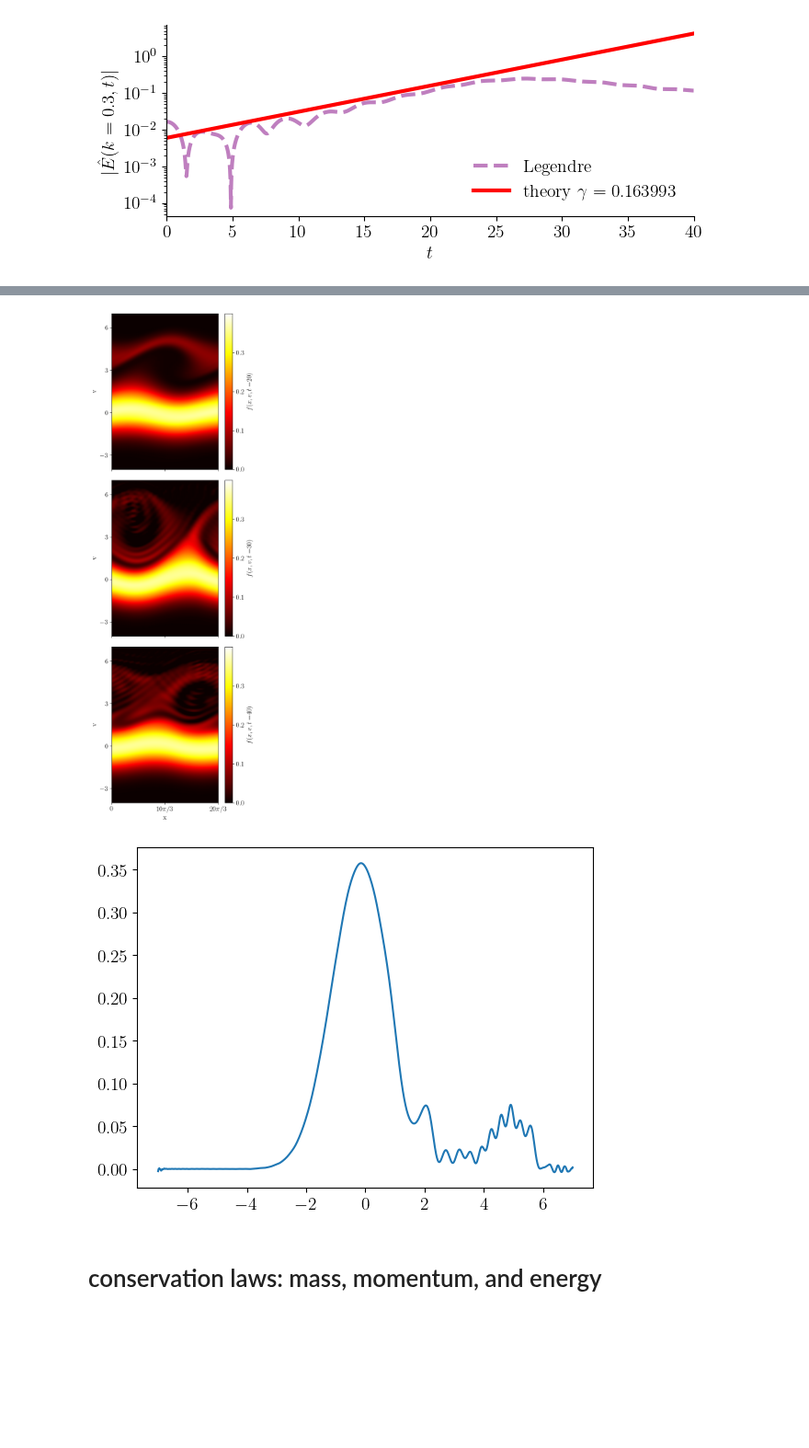
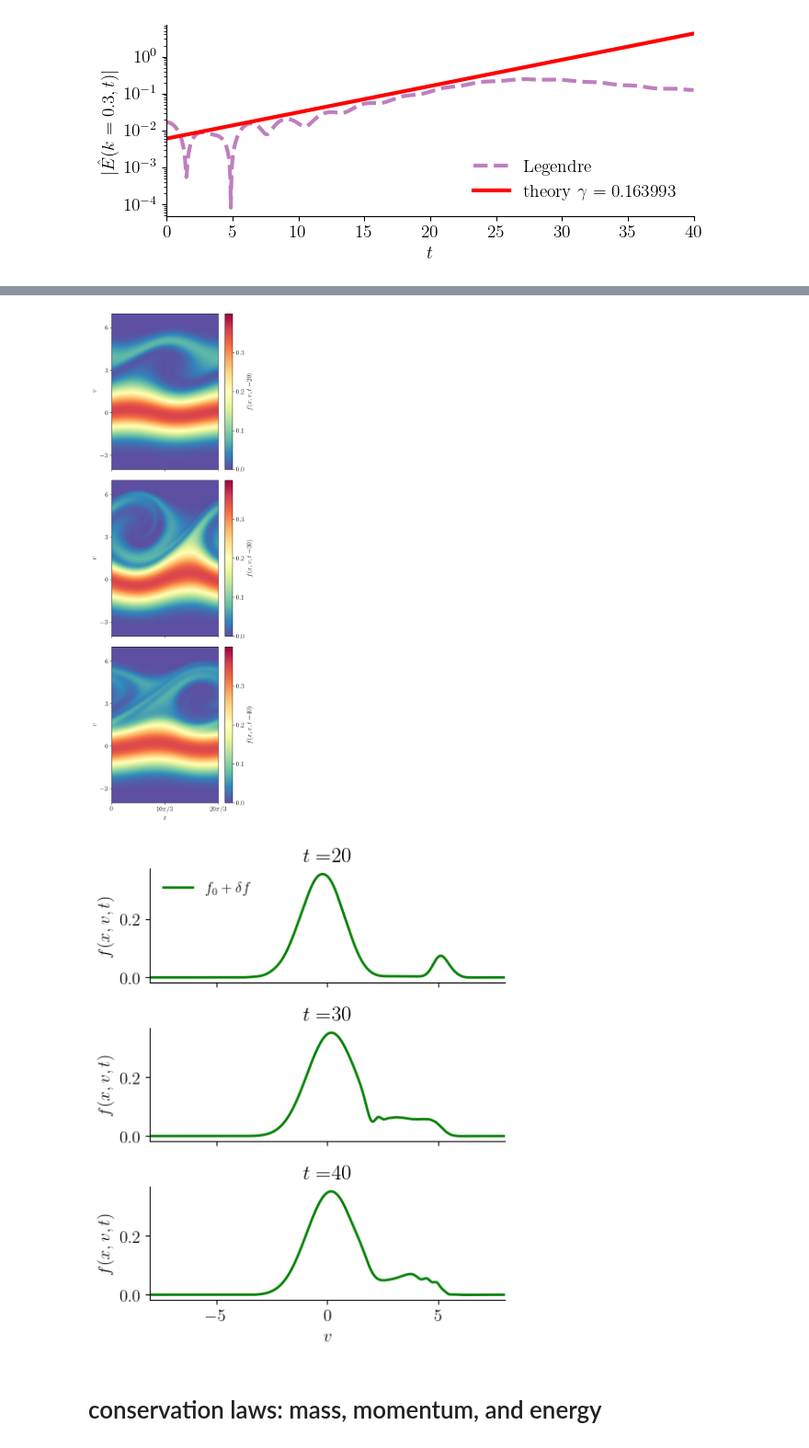
Before and after one commit to opaliss/mixed_methods, a Jupyter notebook: analysis/legendre/bump_on_tail_damping_legendre.ipynb, the cells around one changed output, grey strips where cells are left out. Shown at 92% size. Drawn from its saved outputs; the diff is of its cells as text; code cells hidden in the pictures; blank space fills up the shorter version.

```diff
--- a/analysis/legendre/bump_on_tail_damping_legendre.ipynb
+++ b/analysis/legendre/bump_on_tail_damping_legendre.ipynb
@@ -24,16 +24,16 @@ matplotlib.rcParams['text.usetex'] = True
 # %% [markdown]
 # Legendre bump-on-tail instability
 # %%
-setup = SimulationSetupLegendre(Nx=51,
-                                Nv_e=150,
+setup = SimulationSetupLegendre(Nx=101,
+                                Nv_e=200,
                                 epsilon=1e-2,
-                                v_a=-7,
-                                v_b=7,
+                                v_a=-8,
+                                v_b=8,
                                 L=20 * np.pi / 3,
                                 dt=1e-2,
                                 T0=0,
                                 T=40,
-                                nu=1,
+                                nu=10,
                                 gamma=0.5)
 # %%
 # ions (unperturbed)
@@ -144,26 +158,41 @@ for tt, ii in enumerate([len(sol_midpoint_t)//2, int(3*len(sol_midpoint_t)//4),
     distribution = np.zeros((len(x), len(v_)))
     for jj in range(setup.Nv_e):
         distribution += np.outer(state_e_midpoint[jj, :, ii], xi_legendre(v=v_, v_b=setup.v_b, v_a=setup.v_a, n=jj))
-    pos = ax[tt].pcolormesh(x, v_, distribution.T, cmap="hot", vmin=0, vmax=0.4, shading="gouraud")
+    pos = ax[tt].pcolormesh(x, v_, distribution.T, cmap="Spectral_r", vmin=0, vmax=0.4, shading="gouraud")
     ax[tt].set_yticks([-3, 0, 3, 6])
-    ax[tt].set_ylabel("v")
+    ax[tt].set_ylabel("$v$")
     cbar = fig.colorbar(pos)
     cbar.ax.set_ylabel('$f(x, v, t=$' + str(int(sol_midpoint_t[ii])) + ")", rotation=90)
     cbar.ax.set_yticks([0, 0.1, 0.2, 0.3])
     #ax[tt].set_title("$f(x, v, t=$" + str(int(sol_midpoint_t[ii])) + ")")
     ax[tt].set_ylim(-4, 7)
 
-ax[tt].set_xlabel("x")
+ax[tt].set_xlabel("$x$")
 ax[tt].set_xticks([0, 10*np.pi/3, 20*np.pi/3])
 ax[tt].set_xticklabels([r"0", r"$10\pi/3$", r"$20\pi/3$"])
 plt.tight_layout()
 plt.savefig("../../figures/legendre/bump_on_tail/bump_on_tail_evolution_legendre.png", dpi=600)
 # %% [output]
-[figure, old version]
+[figure, new version]
 # %%
-_ = plt.plot(v_, distribution[0, :])
+fig, ax = plt.subplots(nrows=3, figsize=(5, 6), sharex=True)
+for tt, ii in enumerate([2000, int(3*len(sol_midpoint_t)//4), -1]):
+    ii = int(ii)
+    distribution_L = np.zeros((len(x), len(v_)))
+    for jj in range(setup.Nv_e):
+        distribution_L += np.outer(state_e_midpoint[jj, :, ii], xi_legendre(v=v_, v_b=setup.v_b, v_a=setup.v_a, n=jj))
+    _ = ax[tt].plot(v_, distribution_L[55, :], color="green", ls="-", label=r"$f_{0} + \delta f$", linewidth=2)
+    ax[tt].set_title("$t = $" + str(int(sol_midpoint_t[ii])))
+    ax[tt].spines['right'].set_visible(False)
+    ax[tt].spines['top'].set_visible(False)
+    ax[tt].set_ylabel("$f(x, v, t)$")
+legend = ax[0].legend(ncols=1, fontsize=12, loc='upper left')
+legend.get_frame().set_alpha(0)
+ax[-1].set_xlabel("$v$")
+ax[-1].set_xlim(setup.v_a, setup.v_b)
+plt.tight_layout()
 # %% [output]
-[figure, old version]
+[figure, new version]
 # %% [markdown]
 # conservation laws: mass, momentum, and energy
 # %% [markdown]
```
Also changed, not shown: parts of 4 cells of this notebook, 7 other files.
